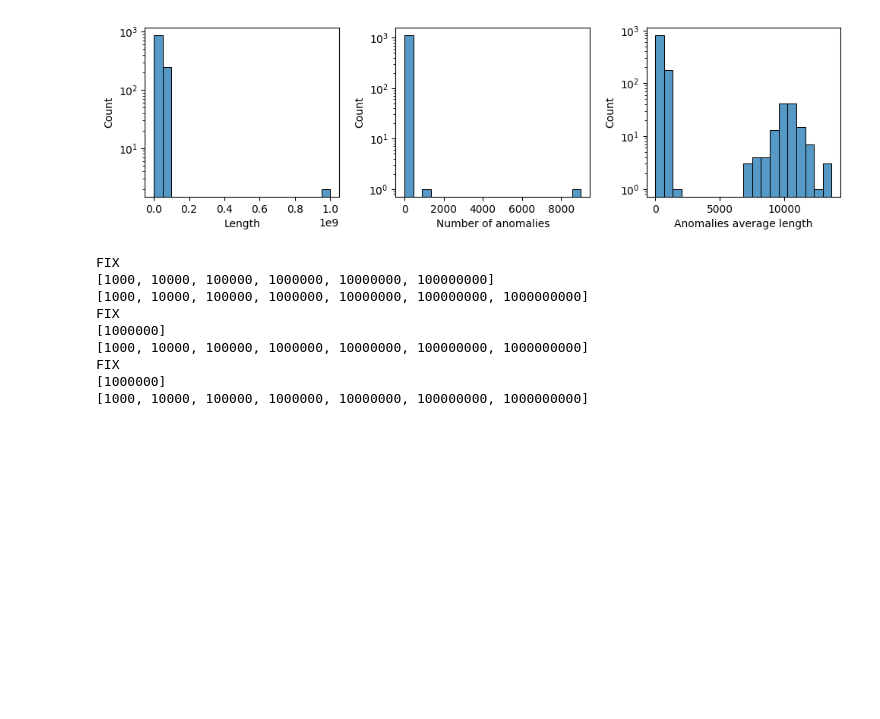
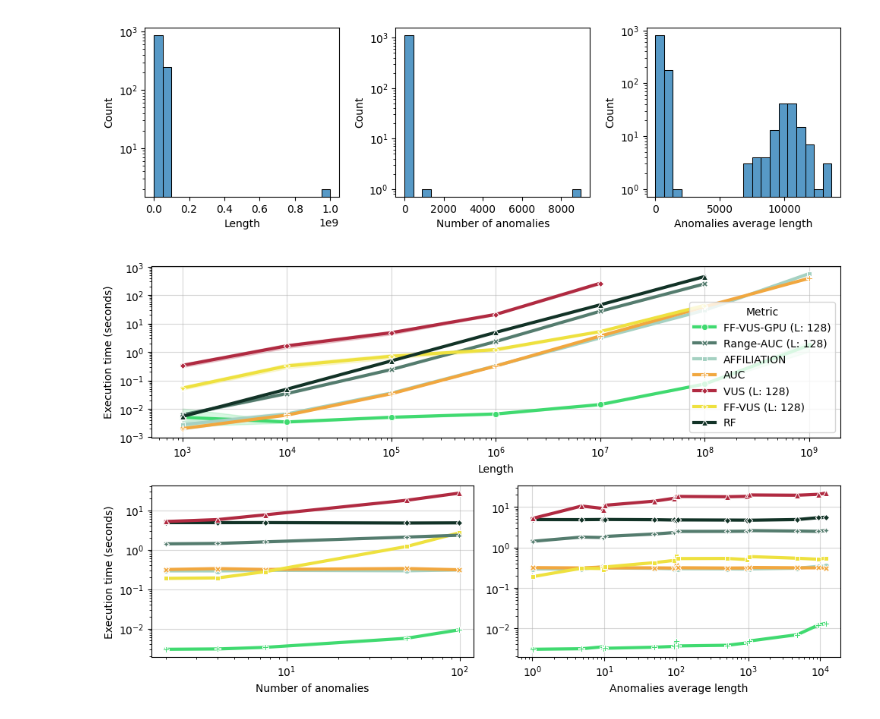
Before and after one commit to sylligardos/ff-vus, a Jupyter notebook: src/notebooks/allmetrics_defparams_syn.ipynb, the cells around one changed output. Saved outputs shown, nothing was run; the diff lists cells and outputs as text; code cells hidden in the pictures; blank space fills up the shorter version.

```diff
--- a/src/notebooks/allmetrics_defparams_syn.ipynb
+++ b/src/notebooks/allmetrics_defparams_syn.ipynb
@@ -168,11 +121,9 @@ Number of anomalies min: 1, max: 9006
 Anomalies average length min: 1.0, max: 13642.5
 [figure]
 # %%
-# TODO [DONE]: Change one time series characteristic while keeping the rest the same
-# TODO: Add specific symbol for time outs
-# TODO: Add xticks for all values, add specific text for 1 million and 1 billion
-# TODO: Add Avg TSB length, + other big public datasets
-# TODO: Add real life examples of points on the plot, like 1 day of ECG, etc
+bins = 20
+attr_control = {}
+attributes = ["Length", "Number of anomalies", "Anomalies average length"]
 for attr in attributes:
     df[f'{attr} bin'] = pd.qcut(df[attr], q=bins, duplicates='drop')
     attr_control[attr] = df[f'{attr} bin'].value_counts().idxmax()
@@ -187,13 +138,11 @@ for i, attribute in enumerate(attributes):
     axis = fig.add_subplot(*attr_axis[attribute])
 
     mask = pd.Series(True, index=df.index)
-    for attr in attributes:
-        if attr != attribute:
-            mask &= (df[f'{attr} bin'] == attr_control[attr])
+    if attribute != 'Length':
+        for attr in attributes:
+            if attr != attribute:
+                mask &= (df[f'{attr} bin'] == attr_control[attr])
     curr_df = df[mask]
-    print('FIX')
-    print(sorted(curr_df['Length'].unique()))
-    print(sorted(df['Length'].unique()))
 
     # Group by bin and metric, compute mean
     grouped = (
@@ -202,43 +151,36 @@ for i, attribute in enumerate(attributes):
         .mean()
         .reset_index()
     )
 
     # Convert bin to the midpoint for plotting
     grouped['bin_center'] = grouped[f'{attribute} bin'].apply(lambda x: x.mid)
 
     # Plot
     sns.lineplot(
-        x='bin_center',
+        x='bin_center' if attribute != 'Length' else 'Length',
         y='Metric time',
         hue='Metric',
-        data=grouped,
+        data=grouped if attribute != 'Length' else curr_df,
         ax=axis,
         palette=color_palette,
         markers=True,
         style='Metric',
         dashes = False,
-        sizes=(.5, 2)
+        linewidth=3,
+        # size='Metric',
+        # size_order=['FF-VUS-GPU (L: 128)', 'FF-VUS (L: 128)', 'AFFILIATION', 'VUS (L: 128)', 'Range-AUC (L: 128)', 'RF', 'AUC']
     )
 
-    # axis.set_title(f"Metric Time vs {attribute}")
     axis.set_xlabel(attribute)
     axis.set_ylabel("Execution time (seconds)" if i != 2 else "")
     axis.set_yscale('log')
     axis.set_xscale('log')
     axis.grid(axis='both', alpha=0.5)
     if i != 0:
         axis.get_legend().remove()
 
 plt.tight_layout()
 plt.savefig(os.path.join(save_fig_path, 'exec_time_per_attr.svg'))
 plt.show()
 # %% [output]
-FIX
-[1000, 10000, 100000, 1000000, 10000000, 100000000]
-[1000, 10000, 100000, 1000000, 10000000, 100000000, 1000000000]
-FIX
-[1000000]
-[1000, 10000, 100000, 1000000, 10000000, 100000000, 1000000000]
-FIX
-[1000000]
-[1000, 10000, 100000, 1000000, 10000000, 100000000, 1000000000]
+[figure, added]
```
Also changed, not shown: parts of 5 cells of this notebook, 1 other file.
